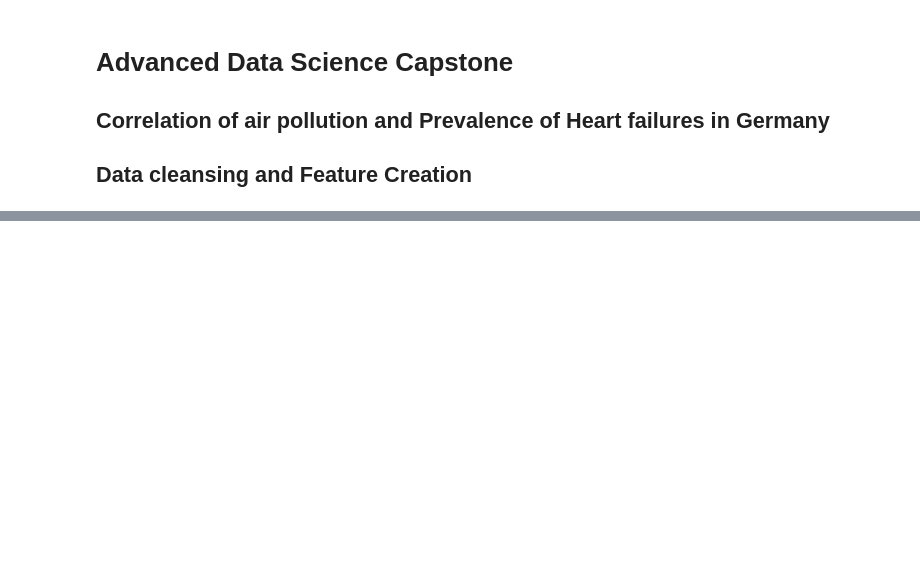
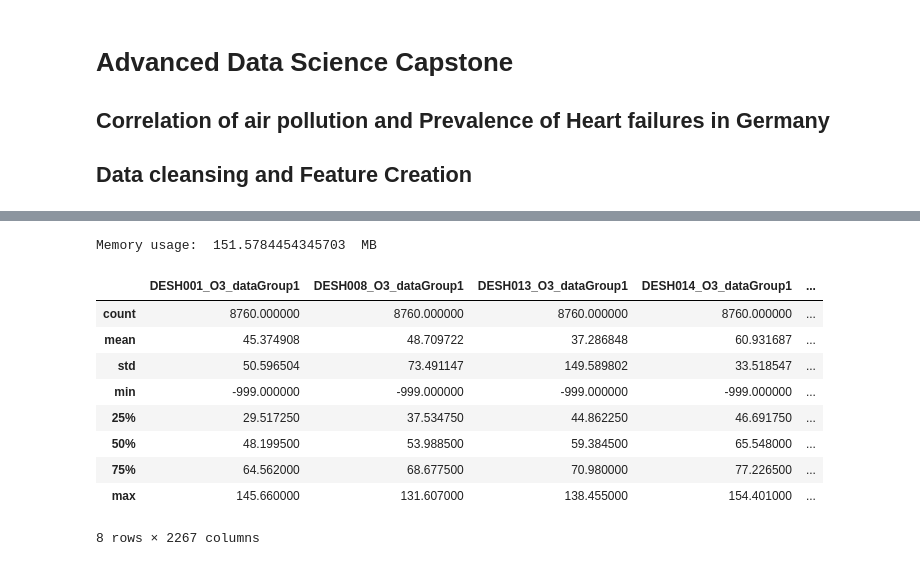
Before and after one commit to EvgenyGorelov/IBM_Coursera_Capstone, a Jupyter notebook: Capstone.etl.pandas.1.0.ipynb, the cells around one changed output, grey strips where cells are left out. Saved outputs shown, nothing was run; the diff lists cells and outputs as text; code cells hidden in the pictures; blank space fills up the shorter version.

Commit message:
TownsToCountiesDone

```diff
--- a/Capstone.etl.pandas.1.0.ipynb
+++ b/Capstone.etl.pandas.1.0.ipynb
@@ -49,0 +29,16 @@ The easiest way is to stick on county-based data, attribyte all air pollution se
+# %%
+import urllib.request
+import xml.etree.ElementTree as ET
+from lxml import etree
+import pandas as pd
+import numpy as np
+
+import re, collections
+from io import StringIO
+import os, fnmatch, fastparquet
+
+import matplotlib.pyplot as plt
+
+def SelectAllXMLsensorID():
+    varFull = [s for s in AllTags if 'value' in s][0]
+    return([re.sub(r'[^a-zA-Z0-9:]*\'{http(.*)$', r'', re.sub(r'^.*AQD\/SPO.DE_', r'', str(varr.attrib))) for varr in Eroot.iter(varFull) if 'AQD' in str(varr.attrib)])
@@ -49,0 +112,15 @@ The easiest way is to stick on county-based data, attribyte all air pollution se
+# %%
+print("Memory usage: ", (dffAll.memory_usage(index=True).sum()/1048576.0), " MB")
+dffAll.describe()
+# %% [output]
+Memory usage:  151.5784454345703  MB
+|  | DESH001_O3_dataGroup1 | DESH008_O3_dataGroup1 | DESH013_O3_dataGroup1 | DESH014_O3_dataGroup1 | ... |
+| count | 8760.000000 | 8760.000000 | 8760.000000 | 8760.000000 | ... |
+| mean | 45.374908 | 48.709722 | 37.286848 | 60.931687 | ... |
+| std | 50.596504 | 73.491147 | 149.589802 | 33.518547 | ... |
+| min | -999.000000 | -999.000000 | -999.000000 | -999.000000 | ... |
+| 25% | 29.517250 | 37.534750 | 44.862250 | 46.691750 | ... |
+| 50% | 48.199500 | 53.988500 | 59.384500 | 65.548000 | ... |
+| 75% | 64.562000 | 68.677500 | 70.980000 | 77.226500 | ... |
+| max | 145.660000 | 131.607000 | 138.455000 | 154.401000 | ... |
+8 rows × 2267 columns
```
Also changed, not shown: parts of 22 cells of this notebook.
